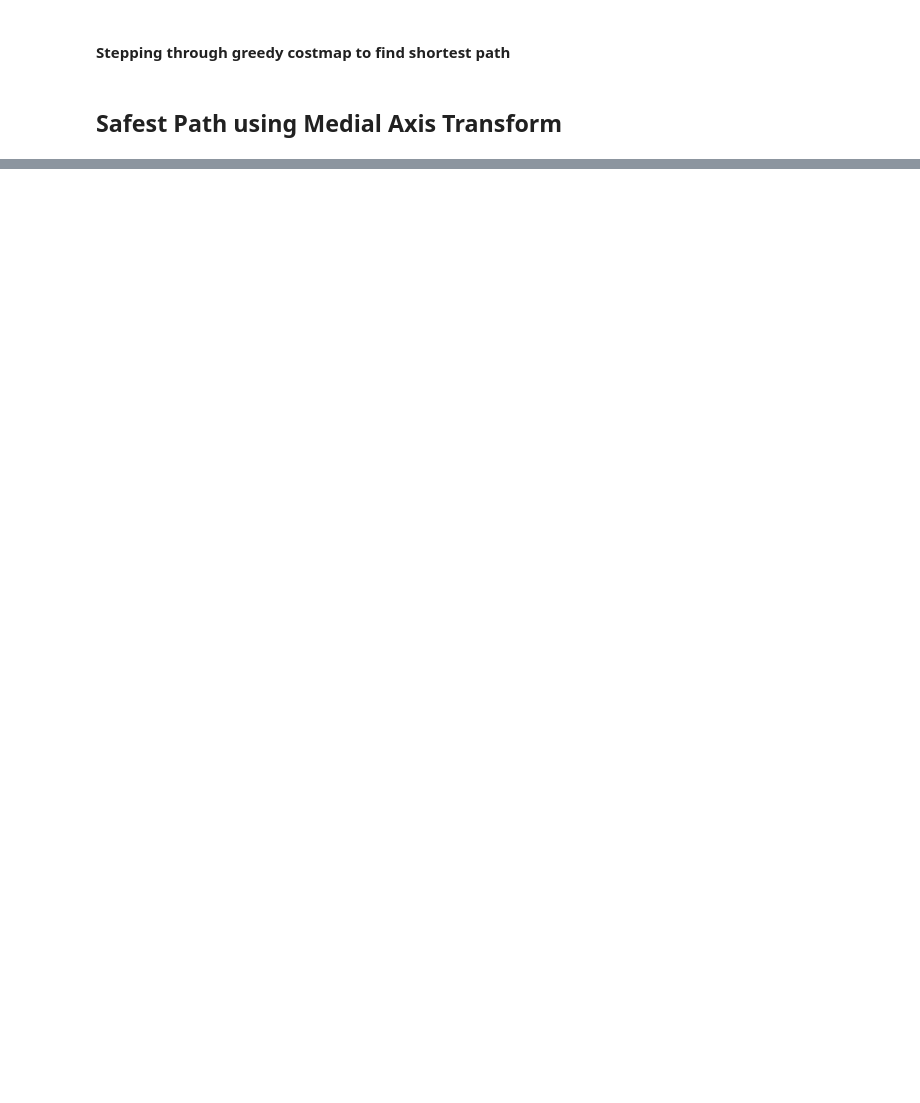
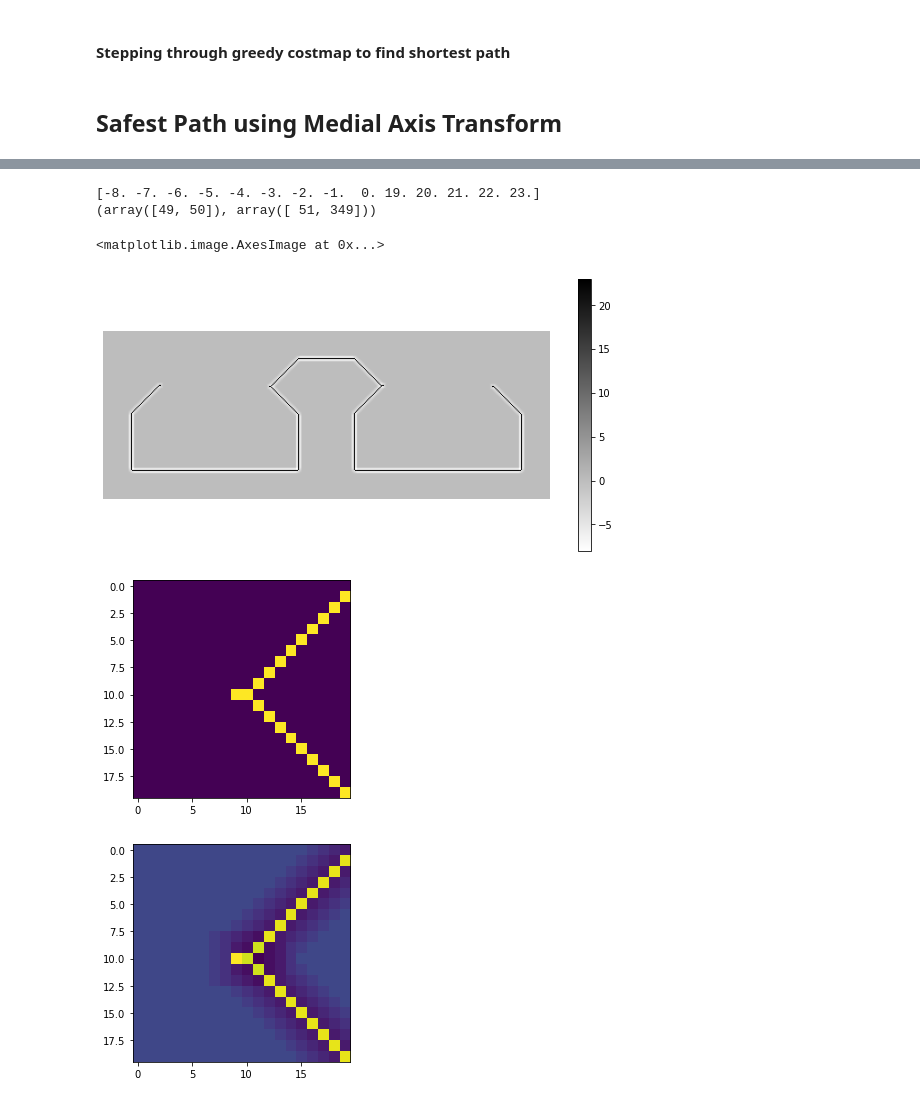
Before and after one commit to aefrank/ucsd_cse276c, a Jupyter notebook: code/hw4_problem3.ipynb, the cells around one changed output, grey strips where cells are left out. Saved outputs shown, nothing was run; the diff lists cells and outputs as text; code cells hidden in the pictures; blank space fills up the shorter version.

```diff
--- a/code/hw4_problem3.ipynb
+++ b/code/hw4_problem3.ipynb
@@ -407,26 +434,37 @@ plt.imshow(skel_mask, cmap=gray)
 # %%
-vert_kernel = -np.ones((3,3))
-vert_kernel[1,1] = 8
+vert_kernel = -np.ones((5,5))
+vert_kernel[2,2] = 25
 
 S = convolve2d(skel_mask, vert_kernel, mode='same')
-inds = np.where(S==8)
+inds = np.where(S==23)
 print( np.unique(S))
 print(inds)
+# %% [output]
+[-8. -7. -6. -5. -4. -3. -2. -1.  0. 19. 20. 21. 22. 23.]
+(array([49, 50]), array([ 51, 349]))
 # %%
-plt.figure()
-plt.imshow(S)
-plt.scatter(x=inds[1], y=inds[0],
-            marker='x', c='g', s=500, linewidth=5)
-inds2 = np.where(S>21)
-plt.scatter(x=inds2[1], y=inds2[0],
-            marker='x', c='r', s=100, linewidth=2)
+plt.figure(figsize=(10,5))
+im = plt.imshow(S, cmap='binary')
+# plt.scatter(x=inds[1], y=inds[0],
+#             marker='x', c='g', s=500, linewidth=5)
+fig = plt.gcf()
+cbar = fig.colorbar(im)
+plt.axis('off')
+# inds2 = np.where(S>21)
+# plt.scatter(x=inds2[1], y=inds2[0],
+#             marker='x', c='r', s=100, linewidth=2)
 
 plt.figure()
 plt.imshow(skel_mask[40:60,140:160])
 skel_mask[40:60,140:160]
 
 plt.figure()
 plt.imshow(S[40:60,140:160])
+# %% [output]
+<matplotlib.image.AxesImage at 0x...>
+[figure, added]
+[figure, added]
+[figure, added]
 # %%
 SM = skel_mask
 
```
Also changed, not shown: parts of 23 cells of this notebook, 6 other files.
